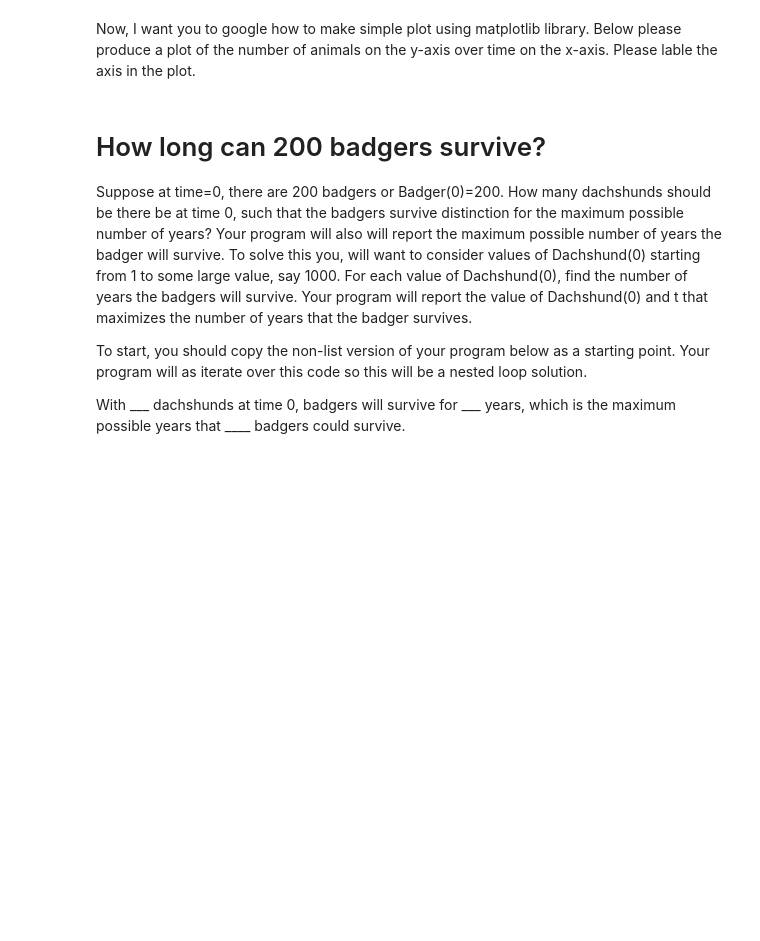
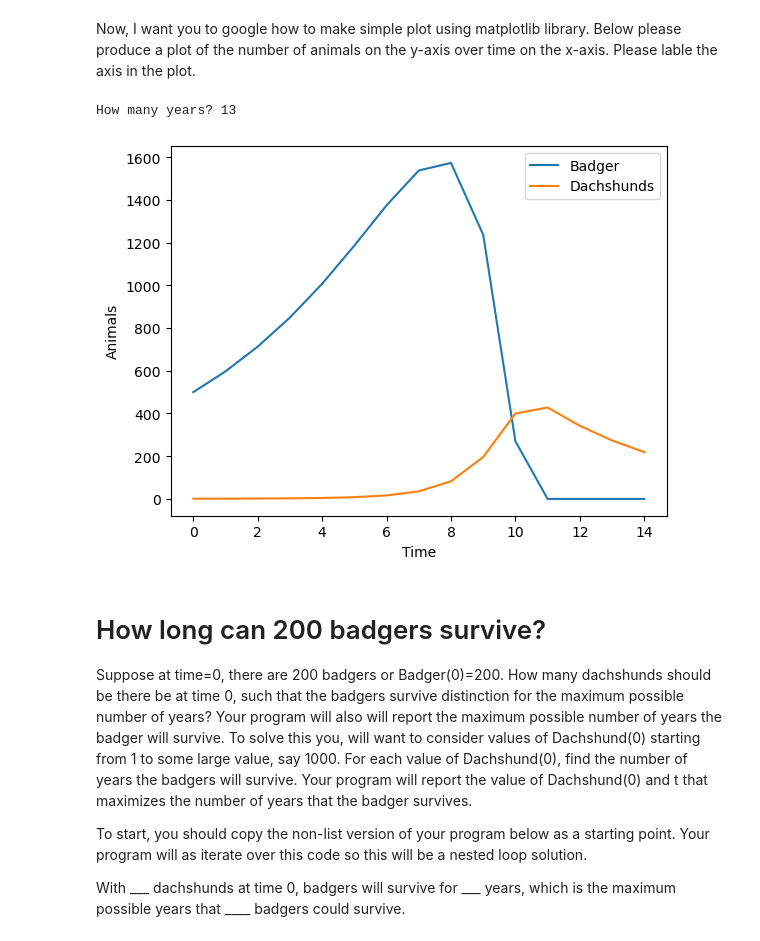
Before and after one commit to rhodes-cs-sanders/data242-sp25-hw1-zuko35, a Jupyter notebook: DATA242_hw1.ipynb, the cells around one changed output. Drawn from its saved outputs; the diff is of its cells as text; code cells hidden in the pictures; blank space fills up the shorter version.

```diff
--- a/DATA242_hw1.ipynb
+++ b/DATA242_hw1.ipynb
@@ -85,3 +125,18 @@ Write a snippet of code that asks for a number of years (we'll consider that as
 Now, I want you to copy paste the code from above to the cell below and change your so that you create two list that store the number of dachshund/badgers over time.  **You should also now stop your loop if one of the populations fall below 0.**
 # %%
 #5pts Same code, but now using lists
+Badger = [500]
+Dachshund = [1]
+
+years = int(input("How many years?"))
+#print("t = 0: 500 badgers, 1 dachsunds")
+for i in range(years + 1):
+    BadgerNum, DachshundNum = oneStep(Badger[i], Dachshund[i], 0.2, 0.005, 0.001, 0.2)
+    Badger.append(BadgerNum)
+    Dachshund.append(DachshundNum)
+    if Badger[i + 1] < 0:
+        Badger[i + 1] = 0
+    if Dachshund[i + 1] < 0:
+        Dachshund[i + 1] = 0
+
+    print("t = " + str(i) + ": " + str(round(Badger[i])) + " badgers, " + str(round(Dachshund[i])) + " dachshunds")
@@ -89,6 +160,34 @@ Now, I want you to copy paste the code from above to the cell below and change y
 Now, I want you to google how to make simple plot using matplotlib library.  Below please produce a plot of the number of animals on the y-axis over time on the x-axis.  Please lable the axis in the plot.
 # %%
 #5pts Plotting code
+import matplotlib.pyplot as plt
+Badger = [500]
+Dachshund = [1]
+
+years = int(input("How many years?"))
+#print("t = 0: 500 badgers, 1 dachsunds")
+for i in range(years + 1):
+    BadgerNum, DachshundNum = oneStep(Badger[i], Dachshund[i], 0.2, 0.005, 0.001, 0.2)
+    Badger.append(BadgerNum)
+    Dachshund.append(DachshundNum)
+    if Badger[i + 1] < 0:
+        Badger[i + 1] = 0
+    if Dachshund[i + 1] < 0:
+        Dachshund[i + 1] = 0
+
+    #print("t = " + str(i) + ": " + str(Badger[i]) + " badgers, " + str(Dachshund[i]) + " dachshunds")
+
+plt.plot(Badger, label = "Badger")
+plt.plot(Dachshund, label = "Dachshunds")
+
+plt.xlabel("Time")
+plt.ylabel("Animals")
+plt.legend()
+
+plt.show()
+# %% [output]
+How many years? 13
+[figure, added]
 # %% [markdown]
 # How long can 200 badgers survive?
 Suppose at time=0, there are 200 badgers or Badger(0)=200.   How many dachshunds should be there be at time 0, such that the badgers survive distinction for the maximum possible number of years?  Your program will also will report the maximum possible number of years the badger will survive.   To solve this you, will want to consider values of Dachshund(0) starting from 1 to some large value, say 1000.   For each value of Dachshund(0), find the number of years the badgers will survive.  Your program will report the value of Dachshund(0) and t that maximizes the number of years that the badger survives.
```
Also changed, not shown: parts of 7 cells of this notebook.
